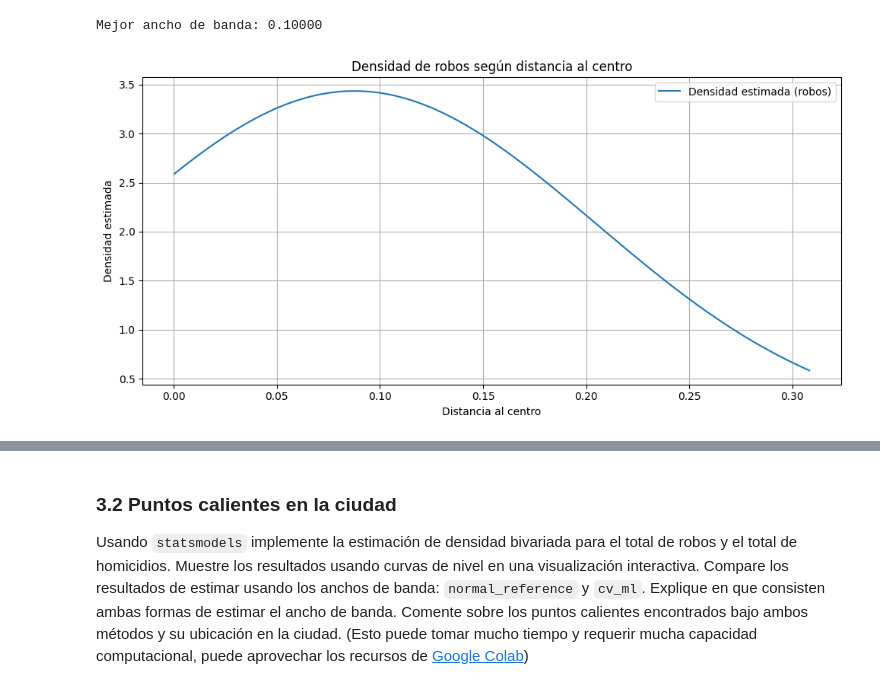
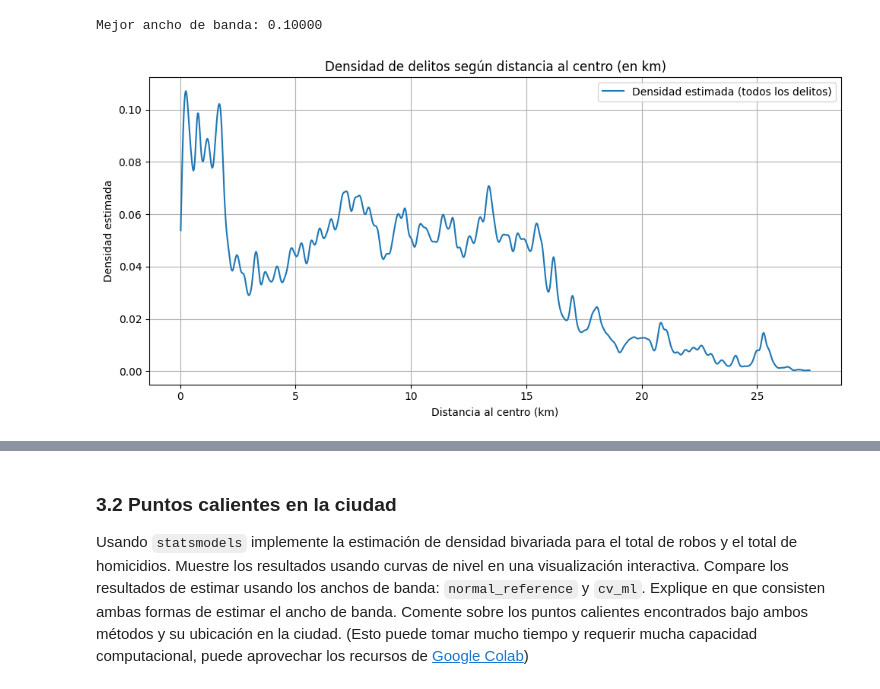
Before and after one commit to sebastian23escobar/Aprendizaje_no_supervisado, a Jupyter notebook: Taller4/S7_LC_Taller_Geograficos_KDE.ipynb, the cells around one changed output, grey strips where cells are left out. Drawn from its saved outputs; the diff is of its cells as text; code cells hidden in the pictures.

Commit message:
Correcion punto 3.1

```diff
--- a/Taller4/S7_LC_Taller_Geograficos_KDE.ipynb
+++ b/Taller4/S7_LC_Taller_Geograficos_KDE.ipynb
@@ -331,11 +318,19 @@ Datum: WGS84
 # %%
 # PREGUNTA: debo cambiar de coordenadas a metros para sacar distancias?
 from shapely.geometry import Point
-# convertir de coordenadas a metros
-chicago_geo['geometry'] = chicago.apply(lambda row: Point(row['lon'],
-                                                          row['lat']), axis = 1)
-gdf = gpd.GeoDataFrame(chicago_geo, geometry = 'geometry',
-                       crs  ='EPSG:4326')  # WGS84
+from geopy.distance import geodesic
 
-# proyectar a un sistema en metros (Chicago está en UTM zona 16N o EPSG:26971)
-chicago_m = gdf.to_crs('EPSG:26971')
+# coordenadas del centro de la ciudad
+centro_coords = (-87.627800, 41.881998)
+
+# crear columna de coordenadas (lat, lon)
+chicago_geo['coordenadas'] = list(zip(chicago_geo['lat'], chicago_geo['lon']))
+
+# calcular distancia geodésica en kilometros
+distancias = [
+    geodesic(centro_coords[::-1], (lat, lon)).km
+    # centro_coords[::-1] convierte a (lat, lon)
+    for lat, lon in chicago_geo['coordenadas']
+]
+
+chicago_geo['distancia_al_centro'] = distancias
@@ -400,25 +368,25 @@ print(f"Mejor ancho de banda: {best_bandwidth:.5f}")
 # %% [output]
 Mejor ancho de banda: 0.10000
 # %%
-# usar el mejor modelo encontrado
+# usar el mejor estimador
 kde = grid.best_estimator_
 
-# crear puntos a lo largo del rango de distancias
+# crear puntos de evaluación
 x_plot = np.linspace(vals.min(), vals.max(), 1000).reshape(-1, 1)
 
-# estimar la densidad
+# estimar densidad
 log_dens = kde.score_samples(x_plot)
 dens = np.exp(log_dens)
 
-# Graficar
-plt.figure(figsize=(10,5))
-plt.plot(x_plot, dens, label='Densidad estimada (robos)')
-plt.title("Densidad de robos según distancia al centro")
-plt.xlabel("Distancia al centro")
+# graficar
+plt.figure(figsize = (10,5))
+plt.plot(x_plot, dens, label = 'Densidad estimada (todos los delitos)')
+plt.title("Densidad de delitos según distancia al centro (en km)")
+plt.xlabel("Distancia al centro (km)")
 plt.ylabel("Densidad estimada")
 plt.grid(True)
 plt.legend()
 plt.tight_layout()
 plt.show()
 # %% [output]
-[figure, old version]
+[figure, new version]
```
Also changed, not shown: parts of 7 cells of this notebook.
